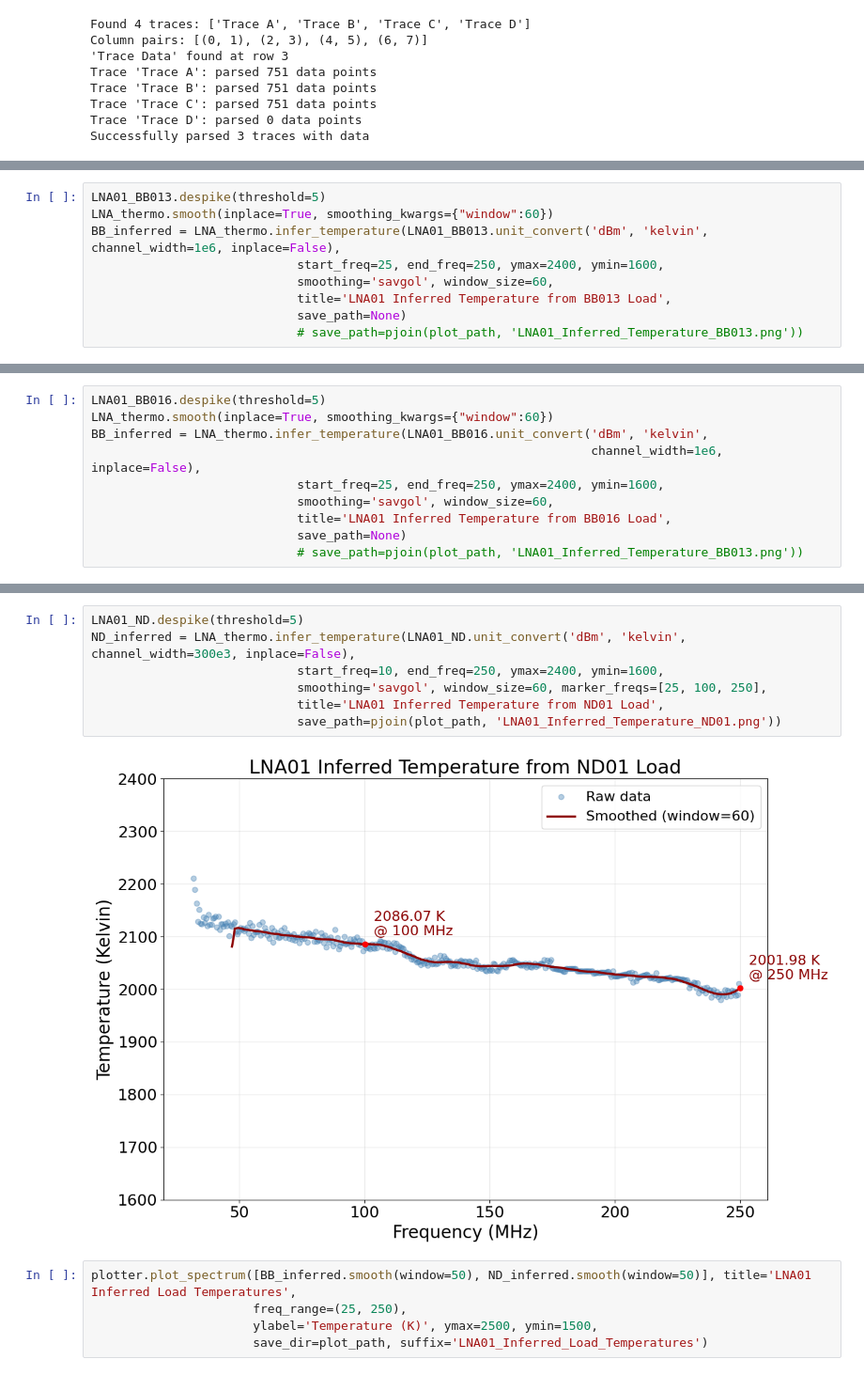
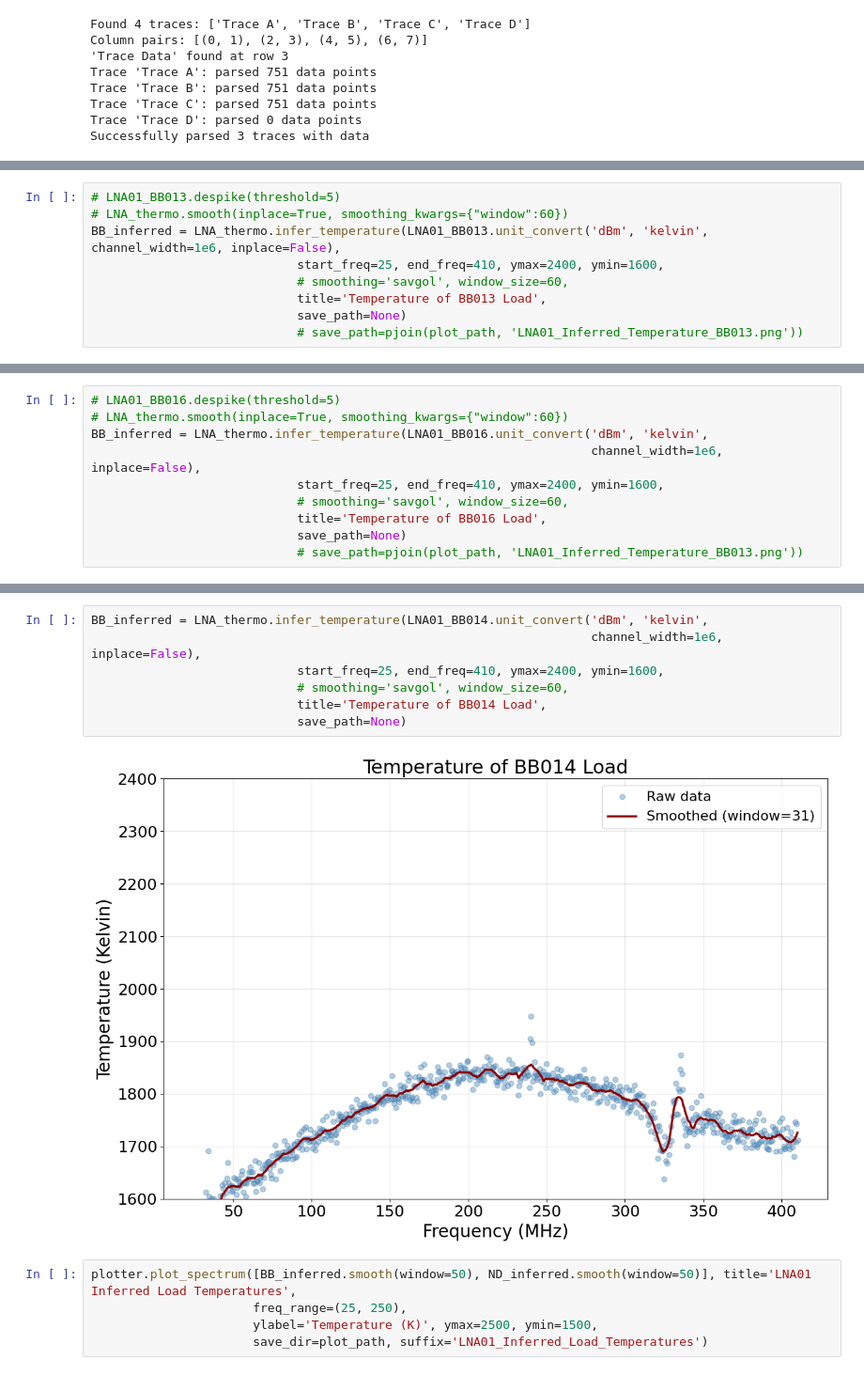
Before and after one commit to alhosani-abdulla/Highz-EXP, a Jupyter notebook: notebooks/Y_factor.ipynb, the cells around one changed output, grey strips where cells are left out. Shown at 94% size. Drawn from its saved outputs; the diff is of its cells as text.

```diff
--- a/notebooks/Y_factor.ipynb
+++ b/notebooks/Y_factor.ipynb
@@ -180,10 +185,10 @@ LNA_thermo.plot_temps(LNA_thermo.f/1e6, [LNA_thermo.T_sys], labels=['LNA01 T_sys
 # %%
-LNA01_BB013.despike(threshold=5)
-LNA_thermo.smooth(inplace=True, smoothing_kwargs={"window":60})
+# LNA01_BB013.despike(threshold=5)
+# LNA_thermo.smooth(inplace=True, smoothing_kwargs={"window":60})
 BB_inferred = LNA_thermo.infer_temperature(LNA01_BB013.unit_convert('dBm', 'kelvin', channel_width=1e6, inplace=False),
-                            start_freq=25, end_freq=250, ymax=2400, ymin=1600,
-                            smoothing='savgol', window_size=60,
-                            title='LNA01 Inferred Temperature from BB013 Load',
+                            start_freq=25, end_freq=410, ymax=2400, ymin=1600,
+                            # smoothing='savgol', window_size=60,
+                            title='Temperature of BB013 Load',
                             save_path=None)
                             # save_path=pjoin(plot_path, 'LNA01_Inferred_Temperature_BB013.png'))
 # %% [output]
@@ -191,11 +196,11 @@ BB_inferred = LNA_thermo.infer_temperature(LNA01_BB013.unit_convert('dBm', 'kelv
 # %%
-LNA01_BB016.despike(threshold=5)
-LNA_thermo.smooth(inplace=True, smoothing_kwargs={"window":60})
+# LNA01_BB016.despike(threshold=5)
+# LNA_thermo.smooth(inplace=True, smoothing_kwargs={"window":60})
 BB_inferred = LNA_thermo.infer_temperature(LNA01_BB016.unit_convert('dBm', 'kelvin',
                                                                     channel_width=1e6, inplace=False),
-                            start_freq=25, end_freq=250, ymax=2400, ymin=1600,
-                            smoothing='savgol', window_size=60,
-                            title='LNA01 Inferred Temperature from BB016 Load',
+                            start_freq=25, end_freq=410, ymax=2400, ymin=1600,
+                            # smoothing='savgol', window_size=60,
+                            title='Temperature of BB016 Load',
                             save_path=None)
                             # save_path=pjoin(plot_path, 'LNA01_Inferred_Temperature_BB013.png'))
 # %% [output]
@@ -203,12 +208,12 @@ BB_inferred = LNA_thermo.infer_temperature(LNA01_BB016.unit_convert('dBm', 'kelv
 # %%
-LNA01_ND.despike(threshold=5)
-ND_inferred = LNA_thermo.infer_temperature(LNA01_ND.unit_convert('dBm', 'kelvin', channel_width=300e3, inplace=False),
-                            start_freq=10, end_freq=250, ymax=2400, ymin=1600,
-                            smoothing='savgol', window_size=60, marker_freqs=[25, 100, 250],
-                            title='LNA01 Inferred Temperature from ND01 Load',
-                            save_path=pjoin(plot_path, 'LNA01_Inferred_Temperature_ND01.png'))
+BB_inferred = LNA_thermo.infer_temperature(LNA01_BB014.unit_convert('dBm', 'kelvin',
+                                                                    channel_width=1e6, inplace=False),
+                            start_freq=25, end_freq=410, ymax=2400, ymin=1600,
+                            # smoothing='savgol', window_size=60,
+                            title='Temperature of BB014 Load',
+                            save_path=None)
 # %% [output]
-[figure, old version]
+[figure, new version]
 # %%
 plotter.plot_spectrum([BB_inferred.smooth(window=50), ND_inferred.smooth(window=50)], title='LNA01 Inferred Load Temperatures',
                       freq_range=(25, 250),
```
Also changed, not shown: parts of 7 cells of this notebook.
